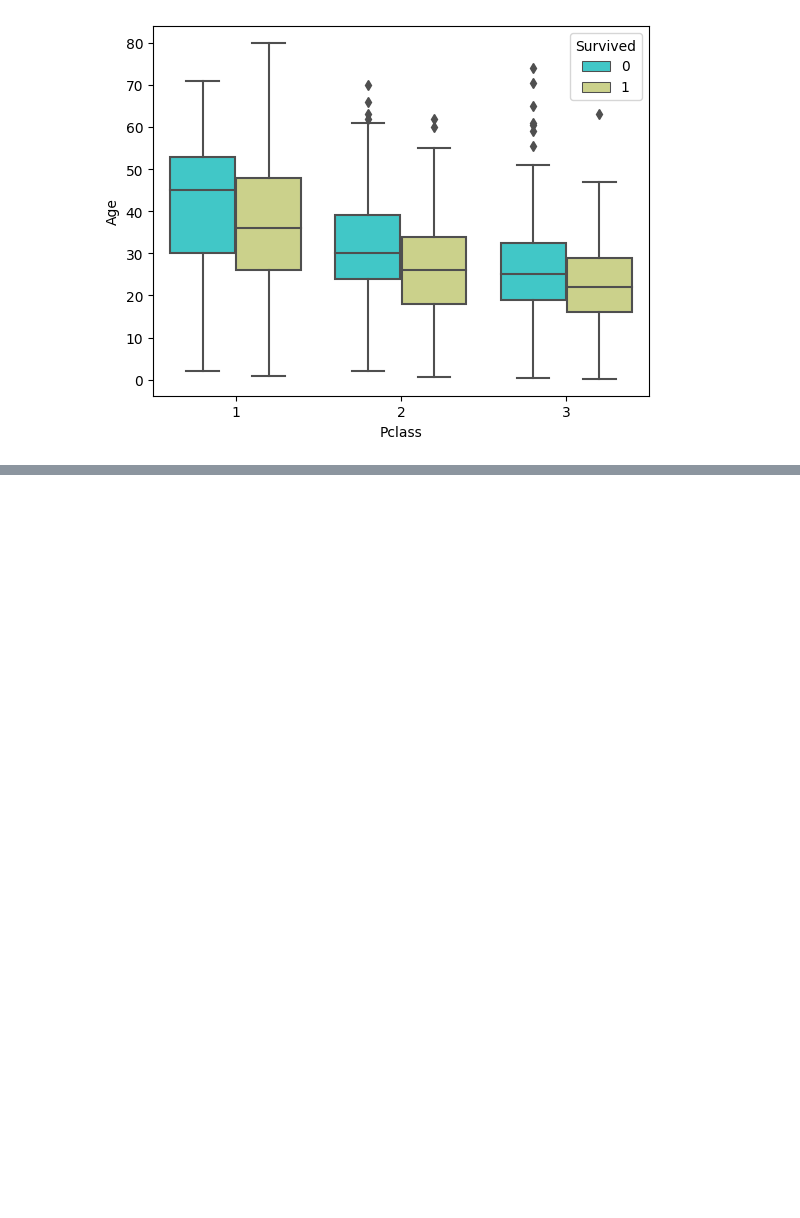
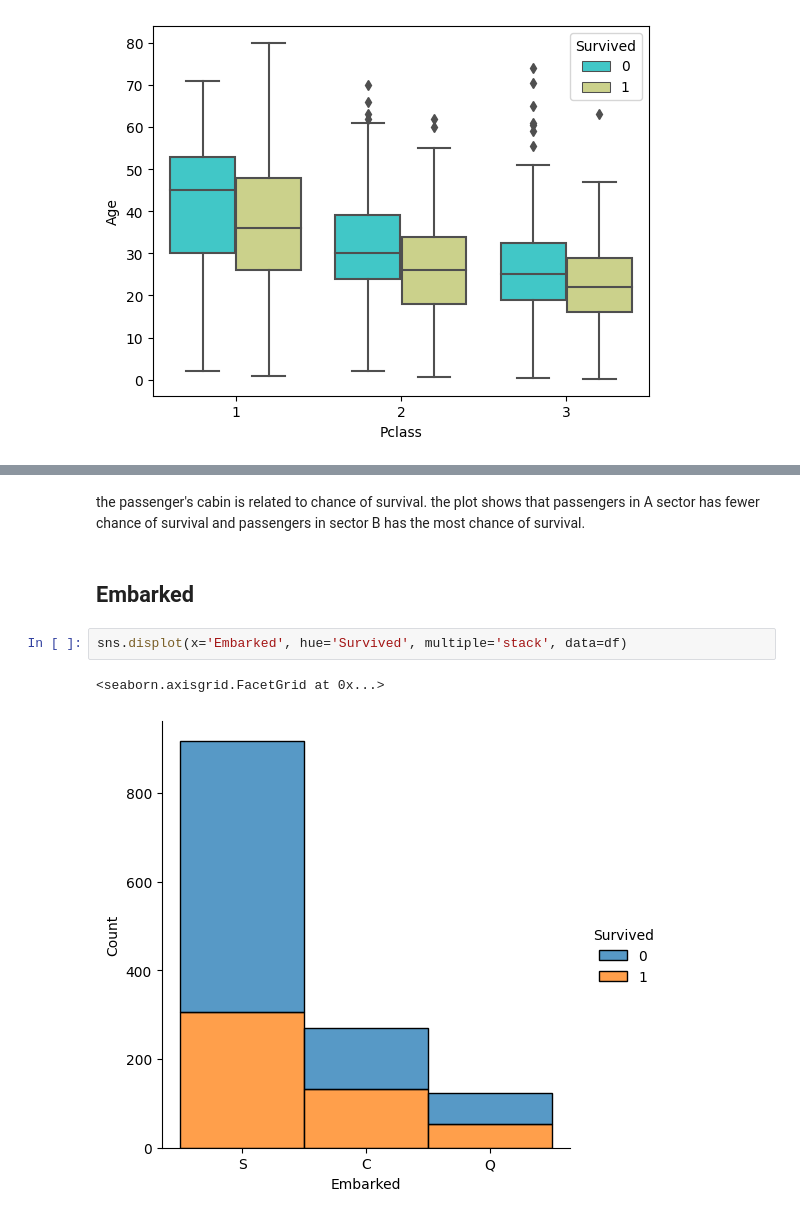
Before and after one commit to karrabi/titanic-project, a Jupyter notebook: project_titanic.ipynb, the cells around one changed output, grey strips where cells are left out. Cells and saved outputs as stored; diff of their text form; blank space fills up the shorter version.

```diff
--- a/project_titanic.ipynb
+++ b/project_titanic.ipynb
@@ -1042,0 +1052,9 @@ sns.countplot(x='nCabins', hue='Cabin', data=df.sort_values('Cabin'))
+# %% [markdown]
+the passenger's cabin is related to chance of survival. the plot shows that passengers in A sector has fewer chance of survival and passengers in sector B has the most chance of survival.
+# %% [markdown]
+## Embarked
+# %%
+sns.displot(x='Embarked', hue='Survived', multiple='stack', data=df)
+# %% [output]
+<seaborn.axisgrid.FacetGrid at 0x...>
+[figure, added]
```
Also changed, not shown: parts of 64 cells of this notebook.
